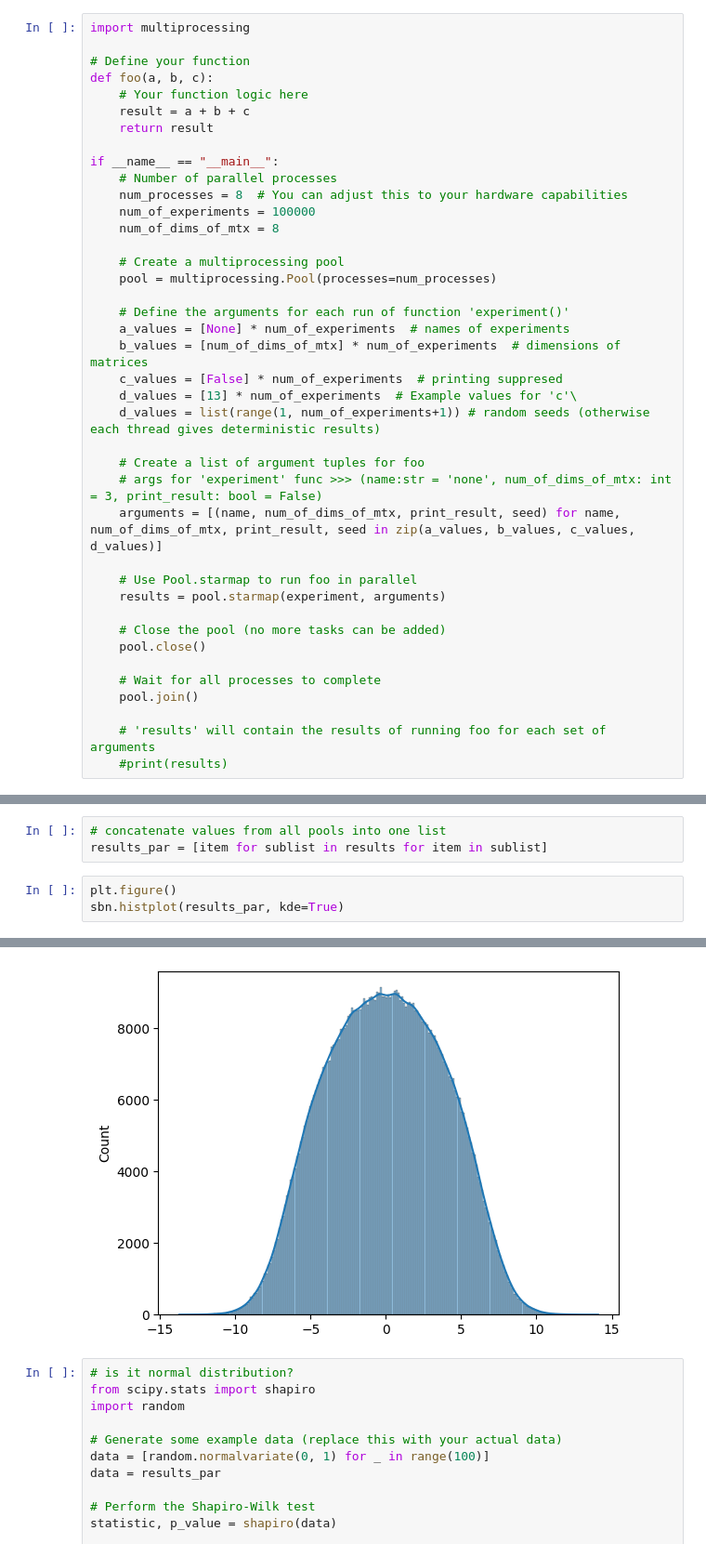
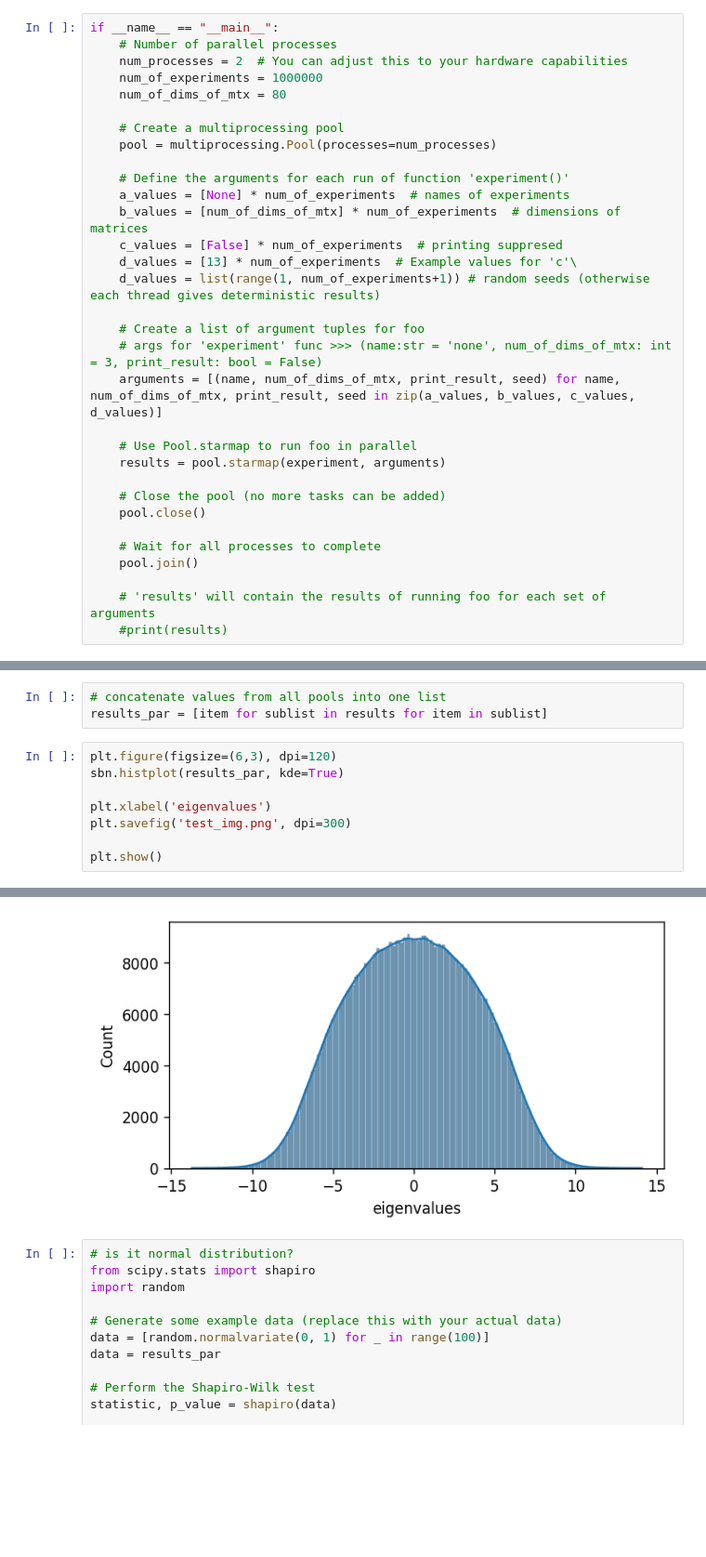
Before and after one commit to aleksejalex/temp_rndmtx, a Jupyter notebook: TNM_lec1.ipynb, the cells around one changed output, grey strips where cells are left out. Shown at 93% size. Drawn from its saved outputs; the diff is of its cells as text; blank space fills up the shorter version.

```diff
--- a/TNM_lec1.ipynb
+++ b/TNM_lec1.ipynb
@@ -114,17 +121,9 @@ plt.show()
 # %%
-import multiprocessing
-
-# Define your function
-def foo(a, b, c):
-    # Your function logic here
-    result = a + b + c
-    return result
-
 if __name__ == "__main__":
     # Number of parallel processes
-    num_processes = 8  # You can adjust this to your hardware capabilities
-    num_of_experiments = 100000
-    num_of_dims_of_mtx = 8
+    num_processes = 2  # You can adjust this to your hardware capabilities
+    num_of_experiments = 1000000
+    num_of_dims_of_mtx = 80
 
     # Create a multiprocessing pool
     pool = multiprocessing.Pool(processes=num_processes)
@@ -159,6 +177,11 @@ len(results)
 # concatenate values from all pools into one list
 results_par = [item for sublist in results for item in sublist]
 # %%
-plt.figure()
+plt.figure(figsize=(6,3), dpi=120)
 sbn.histplot(results_par, kde=True)
+
+plt.xlabel('eigenvalues')
+plt.savefig('test_img.png', dpi=300)
+
+plt.show()
 # %% [output]
@@ -166,4 +188,4 @@ sbn.histplot(results_par, kde=True)
-[figure, old version]
+[figure, new version]
 # %%
 # is it normal distribution?
 from scipy.stats import shapiro
```
Also changed, not shown: parts of 4 cells of this notebook.
